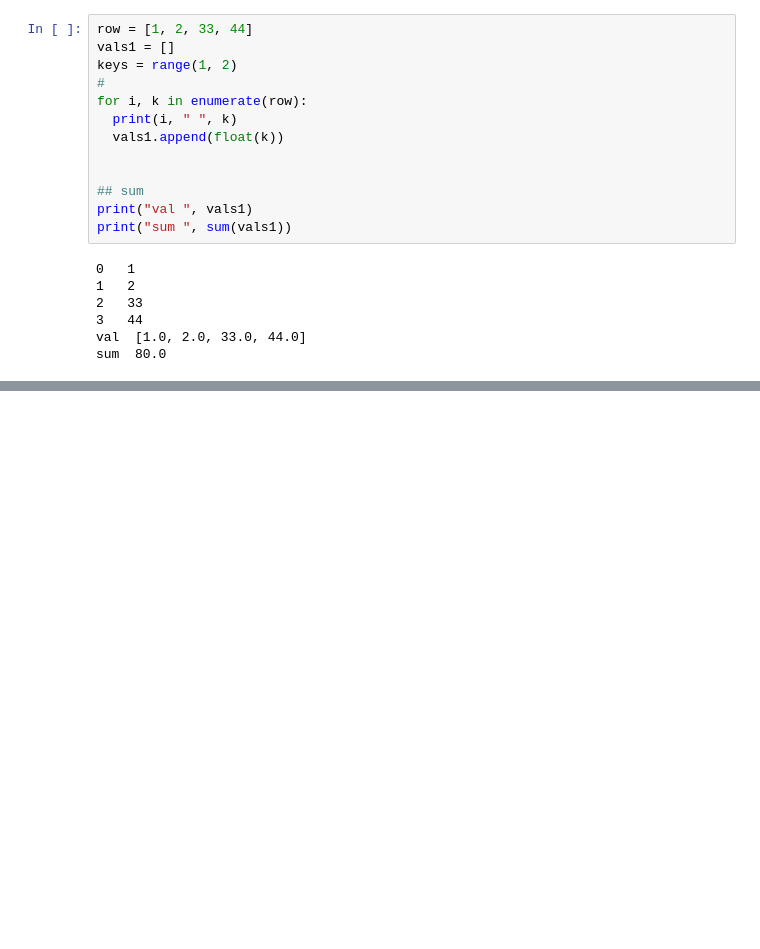
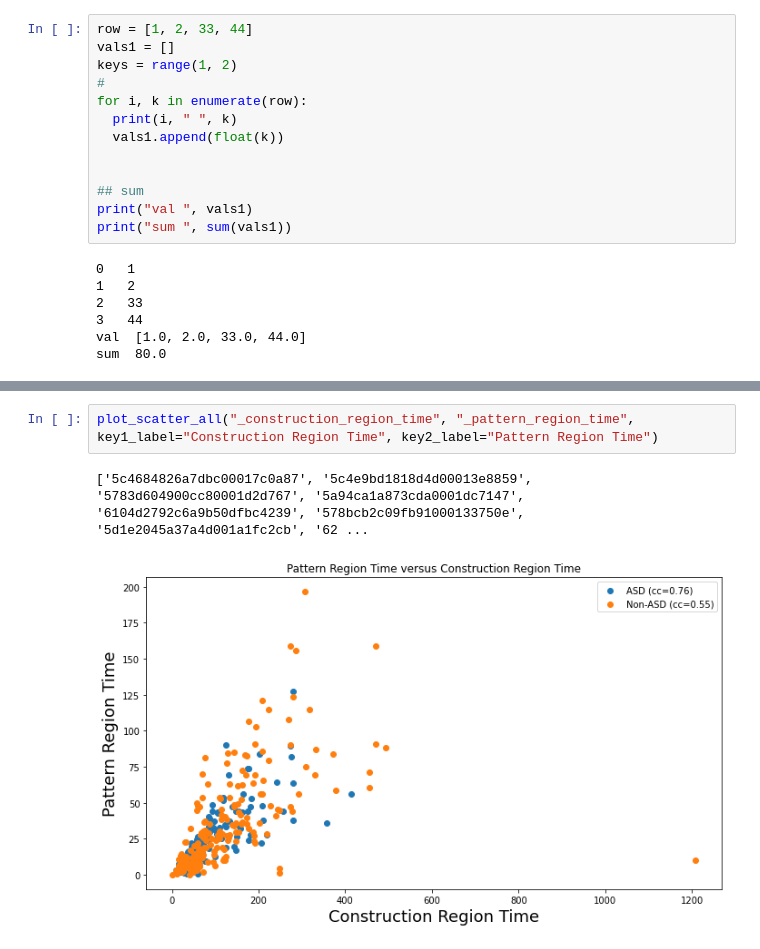
Before and after one commit to aivaslab/AAAi--2023-AI-for-Social-Good-Appendix, a Jupyter notebook: Scatter_plots_cogsci.ipynb, the cells around one changed output, grey strips where cells are left out. Drawn from its saved outputs; the diff is of its cells as text; blank space fills up the shorter version.

```diff
--- a/Scatter_plots_cogsci.ipynb
+++ b/Scatter_plots_cogsci.ipynb
@@ -331,0 +396,5 @@ box(key="_pattern_show_events_num", title="Number of region switching actions",
+# %%
+plot_scatter_all("_construction_region_time", "_pattern_region_time", key1_label="Construction Region Time", key2_label="Pattern Region Time")
+# %% [output]
+['5c4684826a7dbc00017c0a87', '5c4e9bd1818d4d00013e8859', '5783d604900cc80001d2d767', '5a94ca1a873cda0001dc7147', '6104d2792c6a9b50dfbc4239', '578bcb2c09fb91000133750e', '5d1e2045a37a4d001a1fc2cb', '62 ...
+[figure, added]
```
Also changed, not shown: parts of 9 cells of this notebook.
